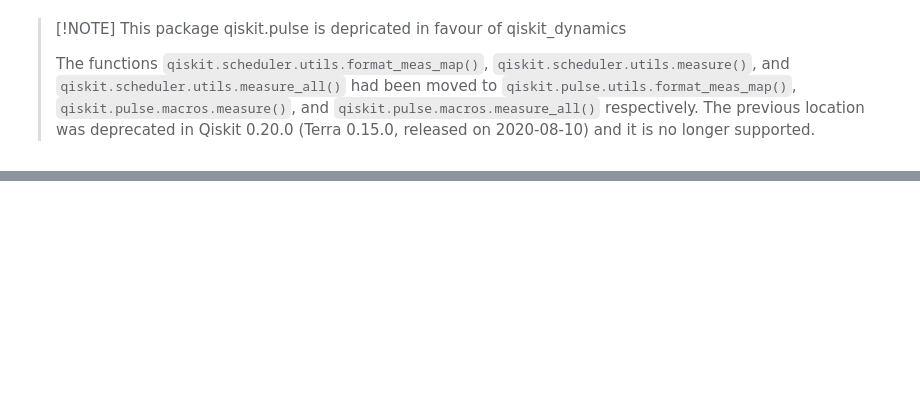
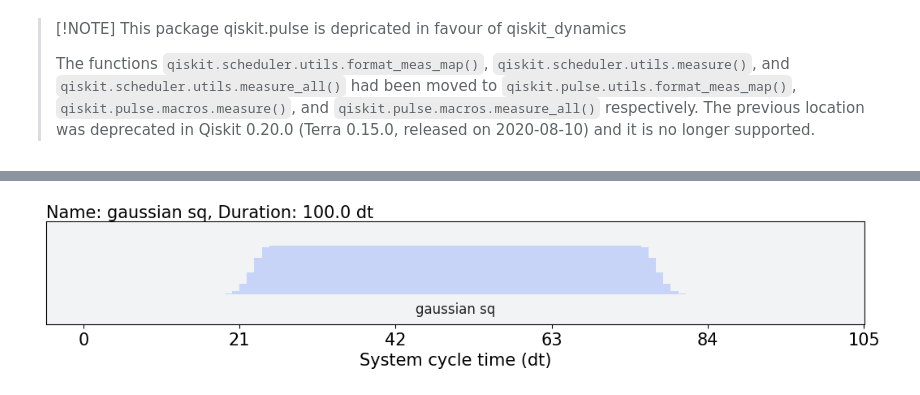
Before and after one commit to dipankardas011/Quantum-Coding, a Jupyter notebook: pulse-schedules.ipynb, the cells around one changed output, grey strips where cells are left out. Saved outputs shown, nothing was run; the diff lists cells and outputs as text; code cells hidden in the pictures; blank space fills up the shorter version.

```diff
--- a/pulse-schedules.ipynb
+++ b/pulse-schedules.ipynb
@@ -16,0 +69,6 @@ In essence, the Acquire instruction performs the following steps:
+# %%
+from qiskit.pulse import GaussianSquare
+x = GaussianSquare(duration=100, amp=1, sigma=2, width=50, angle=0.0, name="gaussian sq")
+x.draw(show_waveform_info=True)
+# %% [output]
+[figure, added]
```
Also changed, not shown: parts of 9 cells of this notebook.
